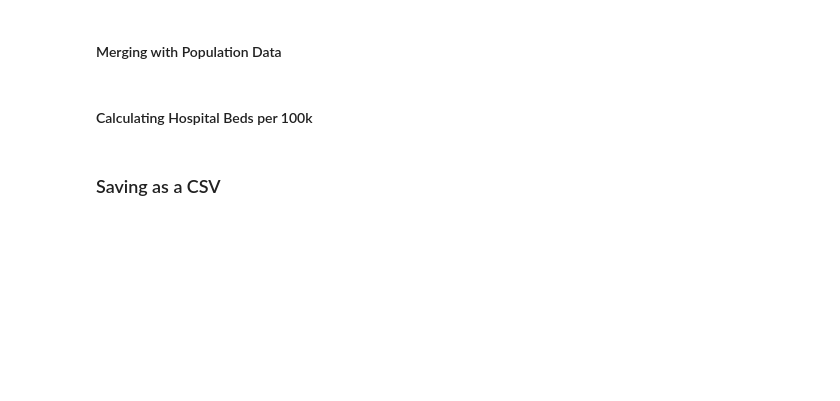
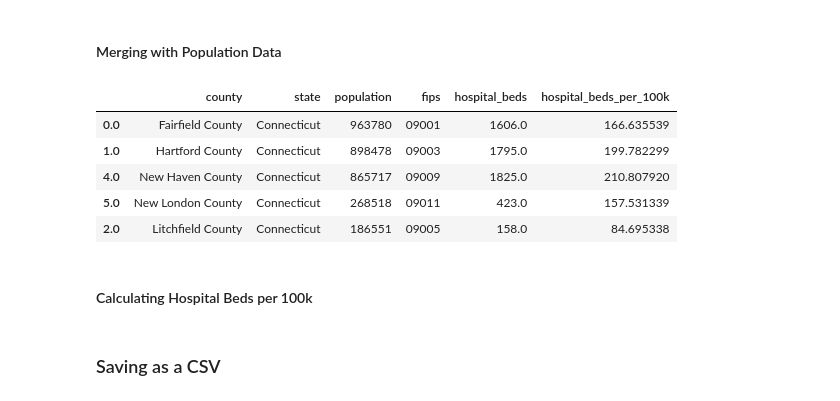
Before and after one commit to palism1/stroke-burden-index, a Jupyter notebook: data/scai_data/Gathering SCAI Data.ipynb, the cells around one changed output. Saved outputs shown, nothing was run; the diff lists cells and outputs as text; code cells hidden in the pictures; blank space fills up the shorter version.

```diff
--- a/data/scai_data/Gathering SCAI Data.ipynb
+++ b/data/scai_data/Gathering SCAI Data.ipynb
@@ -915,6 +925,29 @@ county_beds = county_beds.merge(
     right_index=True,
     how="left"
 )
+# %%
+# Renaming and dropping duplicates
+
+county_beds = county_beds.rename(columns={
+    "county_x": "county",
+    "state_x": "state",
+    "population_x": "population"
+})
+
+county_beds = county_beds.drop(columns=[
+    "county_y",
+    "state_y",
+    "population_y"
+])
+# %%
+county_beds.head()
+# %% [output]
+|  | county | state | population | fips | hospital_beds | hospital_beds_per_100k |
+| 0.0 | Fairfield County | Connecticut | 963780 | 09001 | 1606.0 | 166.635539 |
+| 1.0 | Hartford County | Connecticut | 898478 | 09003 | 1795.0 | 199.782299 |
+| 4.0 | New Haven County | Connecticut | 865717 | 09009 | 1825.0 | 210.807920 |
+| 5.0 | New London County | Connecticut | 268518 | 09011 | 423.0 | 157.531339 |
+| 2.0 | Litchfield County | Connecticut | 186551 | 09005 | 158.0 | 84.695338 |
 # %% [markdown]
 #### Calculating Hospital Beds per 100k
 # %%
```
Also changed, not shown: parts of 4 cells of this notebook, 6 other files.
